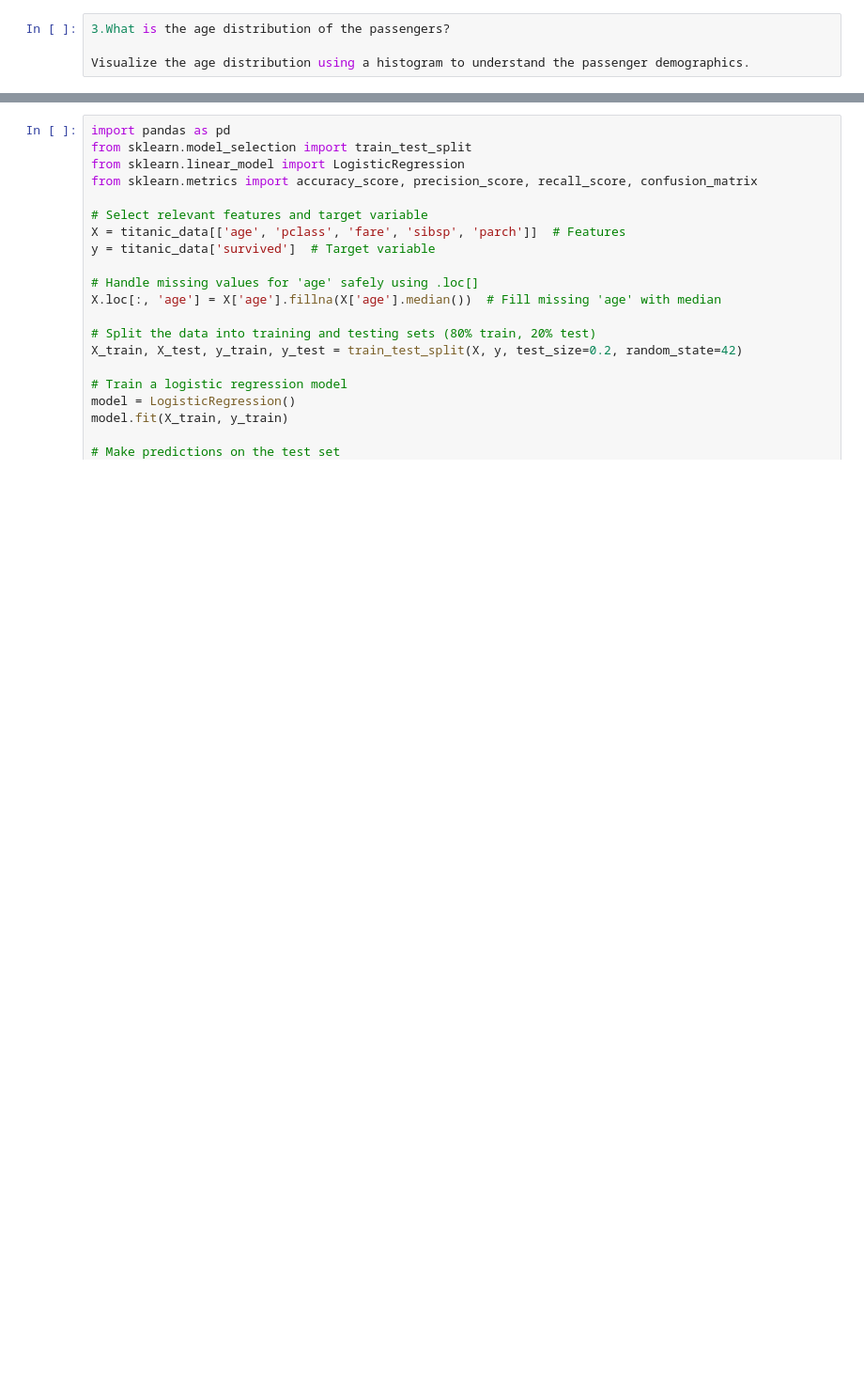
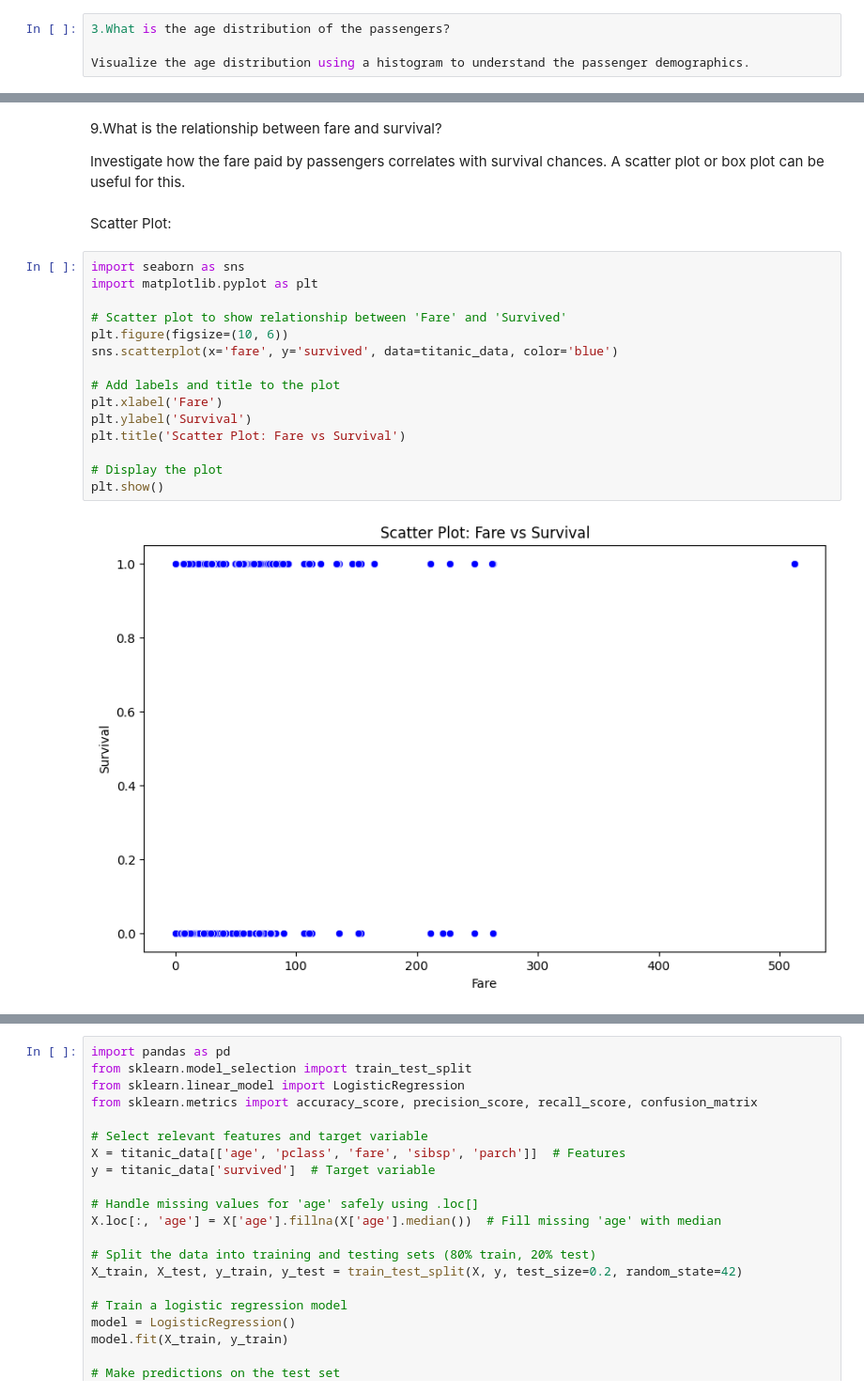
Before and after one commit to eftelakacori/Titanic_Project, a Jupyter notebook: Untitled.ipynb, the cells around one changed output, grey strips where cells are left out. Shown: that part at 94% size. Saved outputs shown, nothing was run; the diff lists cells and outputs as text; blank space fills up the shorter version.

```diff
--- a/Untitled.ipynb
+++ b/Untitled.ipynb
@@ -326,0 +418,23 @@ plt.show()  # Display the heatmap
+# %% [markdown]
+9.What is the relationship between fare and survival?
+
+Investigate how the fare paid by passengers correlates with survival chances. A scatter plot or box plot can be useful for this.
+# %% [markdown]
+Scatter Plot:
+# %%
+import seaborn as sns
+import matplotlib.pyplot as plt
+
+# Scatter plot to show relationship between 'Fare' and 'Survived'
+plt.figure(figsize=(10, 6))
+sns.scatterplot(x='fare', y='survived', data=titanic_data, color='blue')
+
+# Add labels and title to the plot
+plt.xlabel('Fare')
+plt.ylabel('Survival')
+plt.title('Scatter Plot: Fare vs Survival')
+
+# Display the plot
+plt.show()
+# %% [output]
+[figure, added]
```
Also changed, not shown: parts of 73 cells of this notebook.
